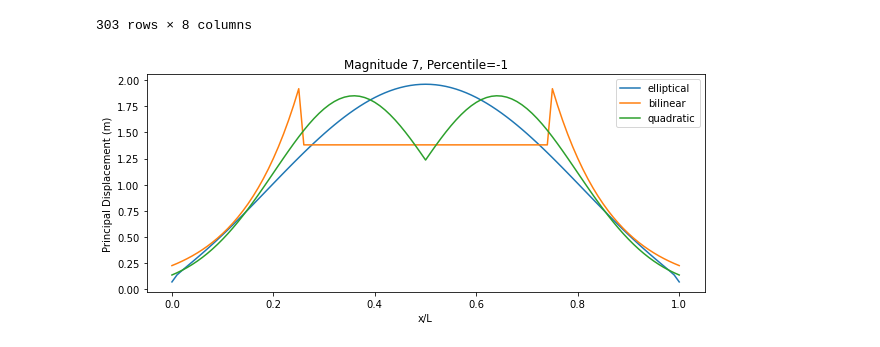
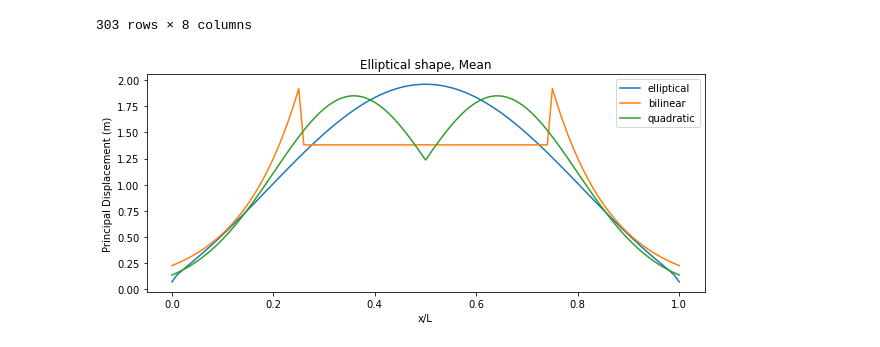
Before and after one commit to asarmy/kea23, a Jupyter notebook: examples/PEA11 Run Displacement Model.ipynb, the cells around one changed output. Saved outputs shown, nothing was run; the diff lists cells and outputs as text; code cells hidden in the pictures.

```diff
--- a/examples/PEA11 Run Displacement Model.ipynb
+++ b/examples/PEA11 Run Displacement Model.ipynb
@@ -195,14 +195,15 @@ df
 # %%
 fig, ax = plt.subplots(1, 1, figsize=(10, 4))
 
 for shape in ["elliptical", "bilinear", "quadratic"]:
     _df = df[df["model_name"] == shape]
     _df = _df.sort_values(by="location", ascending=True)
     x, y = _df["location"], _df["displ"]
     ax.plot(x, y, label=shape)
 
-title = f"Magnitude {mag}, Percentile={perc}"
+ptile = "Mean" if perc == -1 else f"P({int(perc*100)})"
+title = f"Elliptical shape, {ptile}"
 ax.set(xlabel="x/L", ylabel="Principal Displacement (m)", title=title)
 ax.legend(loc="best");
 # %% [output]
-[figure, old version]
+[figure, new version]
```
Also changed, not shown: 3 other files.
